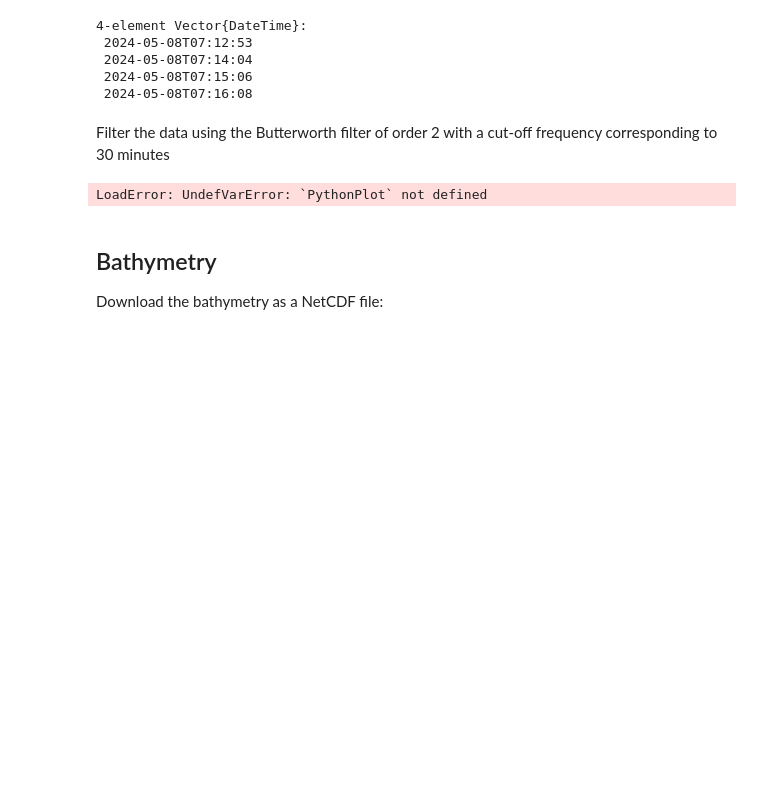
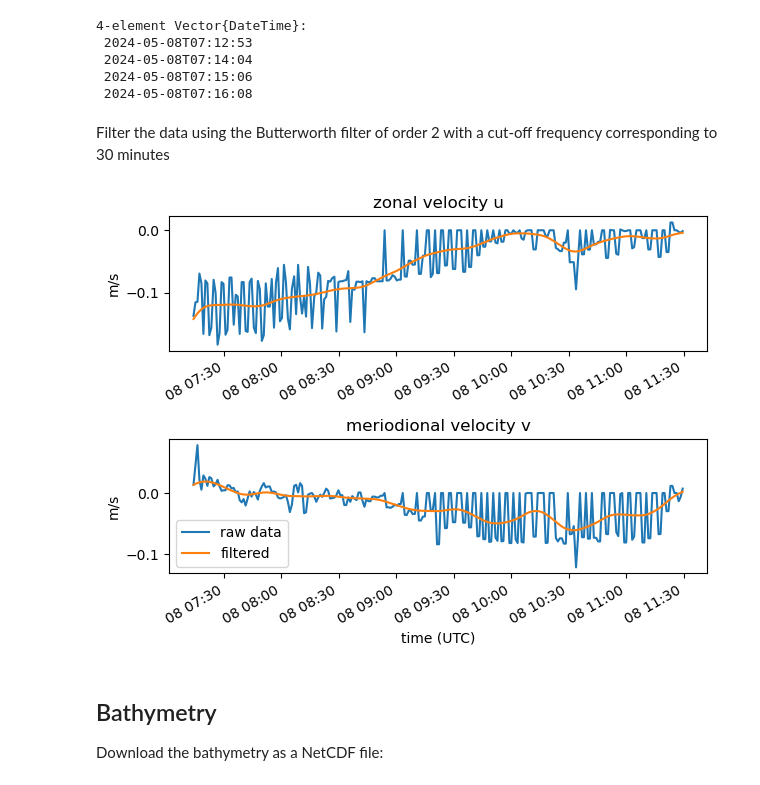
Before and after one commit to gher-uliege/drifter-raspberry-pi, a Jupyter notebook: drifter-track-plots-completed.ipynb, the cells around one changed output. Saved outputs shown, nothing was run; the diff lists cells and outputs as text; code cells hidden in the pictures; blank space fills up the shorter version.

```diff
--- a/drifter-track-plots-completed.ipynb
+++ b/drifter-track-plots-completed.ipynb
@@ -237,35 +237,35 @@ Filter the data using the Butterworth filter of order 2 with a cut-off frequency
 fs = 1/60 # sampling frequency (Hz)
 # Cut-off frequency (Hz), 30 minutes
 fc = 1/(30*60)
 
 # Butterworth filter
 bfilter = digitalfilter(Lowpass(fc, fs=fs), Butterworth(2))
 
 uf = filtfilt(bfilter, u[2:end-1])
 vf = filtfilt(bfilter, v[2:end-1]);
 lonf = lon[2:end-1]
 latf = lat[2:end-1]
 timef = time[2:end-1]
 
 subplot(2,1,1);
 plot(time,u)
 plot(timef,uf)
 title("zonal velocity u")
 ylabel("m/s")
-PythonPlot.setp(gca().get_xticklabels(), rotation=30, horizontalalignment="right");
+setp(gca().get_xticklabels(), rotation=30, horizontalalignment="right");
 
 subplot(2,1,2);
 plot(time,v,label="raw data")
 plot(timef,vf,label="filtered")
 xlabel("time (UTC)")
 ylabel("m/s")
 title("meriodional velocity v")
 setp(gca().get_xticklabels(), rotation=30, horizontalalignment="right");
 
 legend()
 tight_layout()
 # %% [output]
-LoadError: UndefVarError: `PythonPlot` not defined
+[figure, added]
 # %%
 speedf = sqrt.(uf.^2 + vf.^2);
 # %% [markdown]
```
Also changed, not shown: parts of 1 cell of this notebook.
